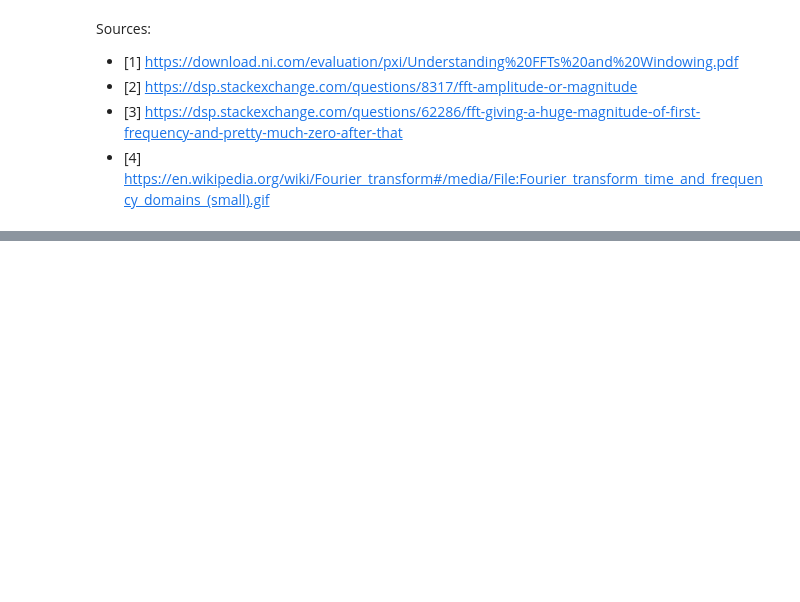
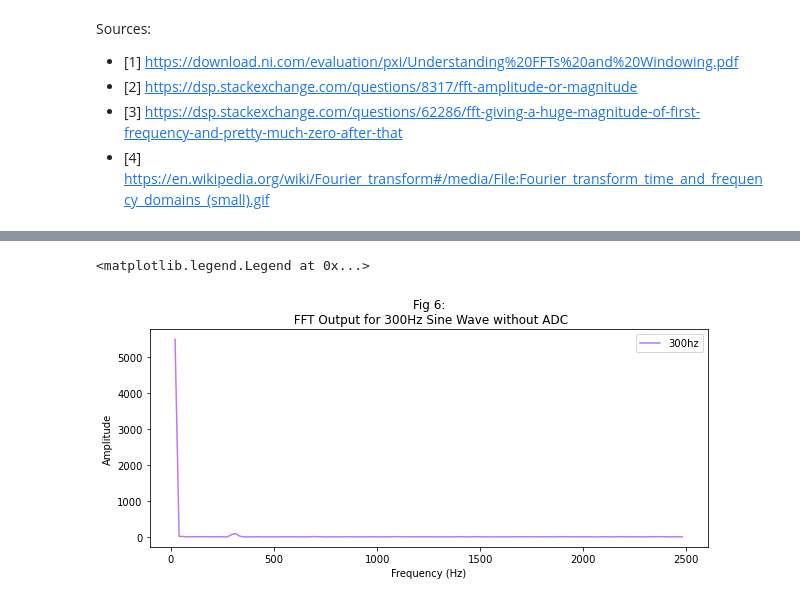
Before and after one commit to skasim/ardunio-sound-sensor-fastled, a Jupyter notebook: fft_ouptut_analysis.ipynb, the cells around one changed output, grey strips where cells are left out. Cells and saved outputs as stored; diff of their text form; code cells hidden in the pictures; blank space fills up the shorter version.

```diff
--- a/fft_ouptut_analysis.ipynb
+++ b/fft_ouptut_analysis.ipynb
@@ -185,3 +157,10 @@ Sources:
 * [2] https://dsp.stackexchange.com/questions/8317/fft-amplitude-or-magnitude
 * [3] https://dsp.stackexchange.com/questions/62286/fft-giving-a-huge-magnitude-of-first-frequency-and-pretty-much-zero-after-that
 * [4] https://en.wikipedia.org/wiki/Fourier_transform#/media/File:Fourier_transform_time_and_frequency_domains_(small).gif
+# %%
+# A sine wave at 300 Hz for comparison
+f3 = './fft_output_data/fft_output_sin_300hz.csv'
+df3 = pd.read_csv(f3, header=None, sep=' ')
+df3 = df3.rename(columns = {0: 'frequency', 1: 'amplitude_300hz'}, inplace = False)
+df3 = df3.drop([0])
+display(df3)
@@ -187,0 +181,15 @@ Sources:
+# %%
+# plotting points
+plt.plot(df3['frequency'], df3['amplitude_300hz'], label='300hz', color='xkcd:light purple')
+# add x-label
+plt.xlabel('Frequency (Hz)')
+# add y-label
+plt.ylabel('Amplitude')
+# plot title
+plt.title('Fig 6:\n FFT Output for 300Hz Sine Wave without ADC')
+# show legend
+plt.legend()
+#show graph
+# %% [output]
+<matplotlib.legend.Legend at 0x...>
+[figure, added]
```
Also changed, not shown: parts of 12 cells of this notebook, 1 other file.
